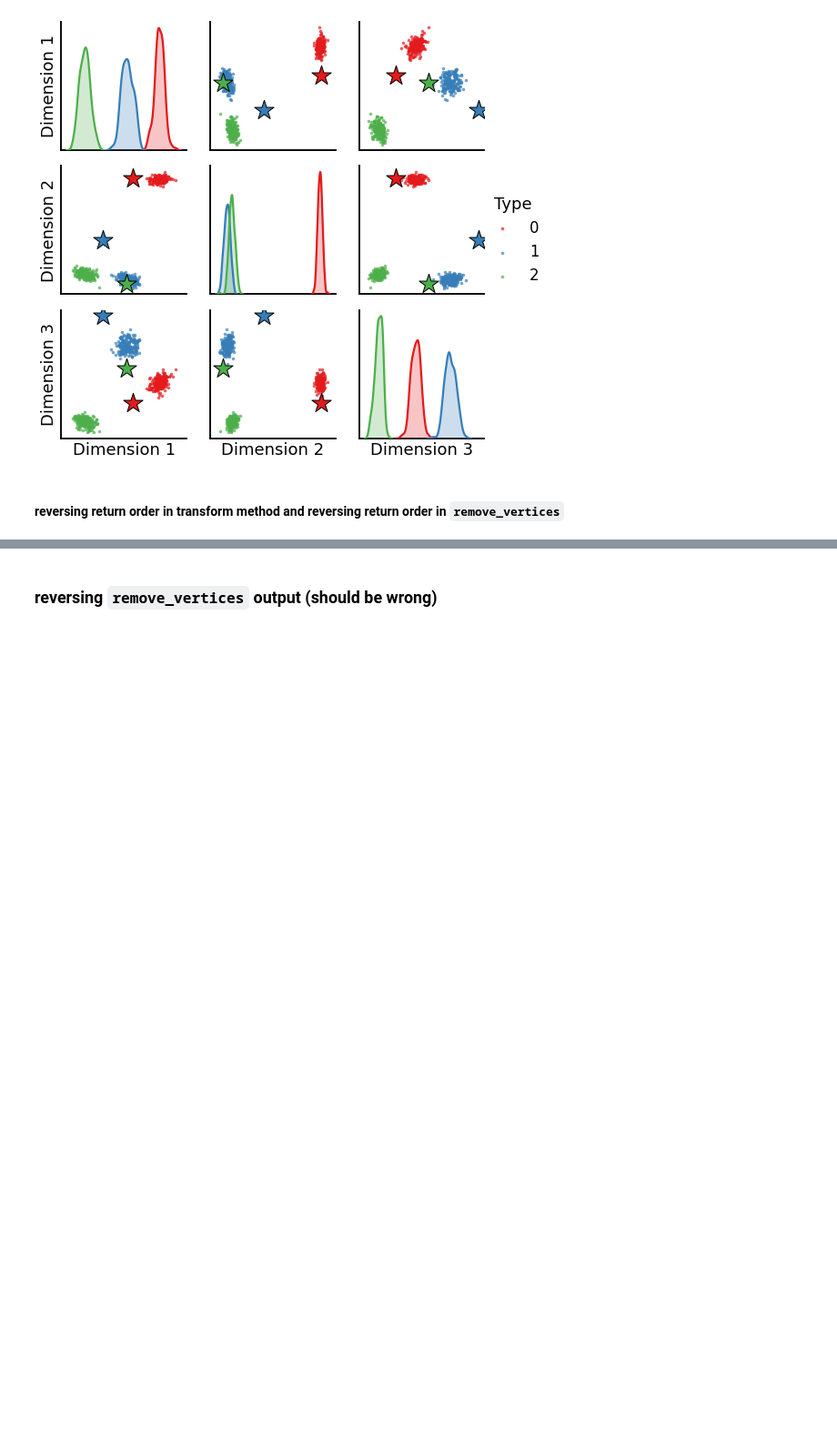
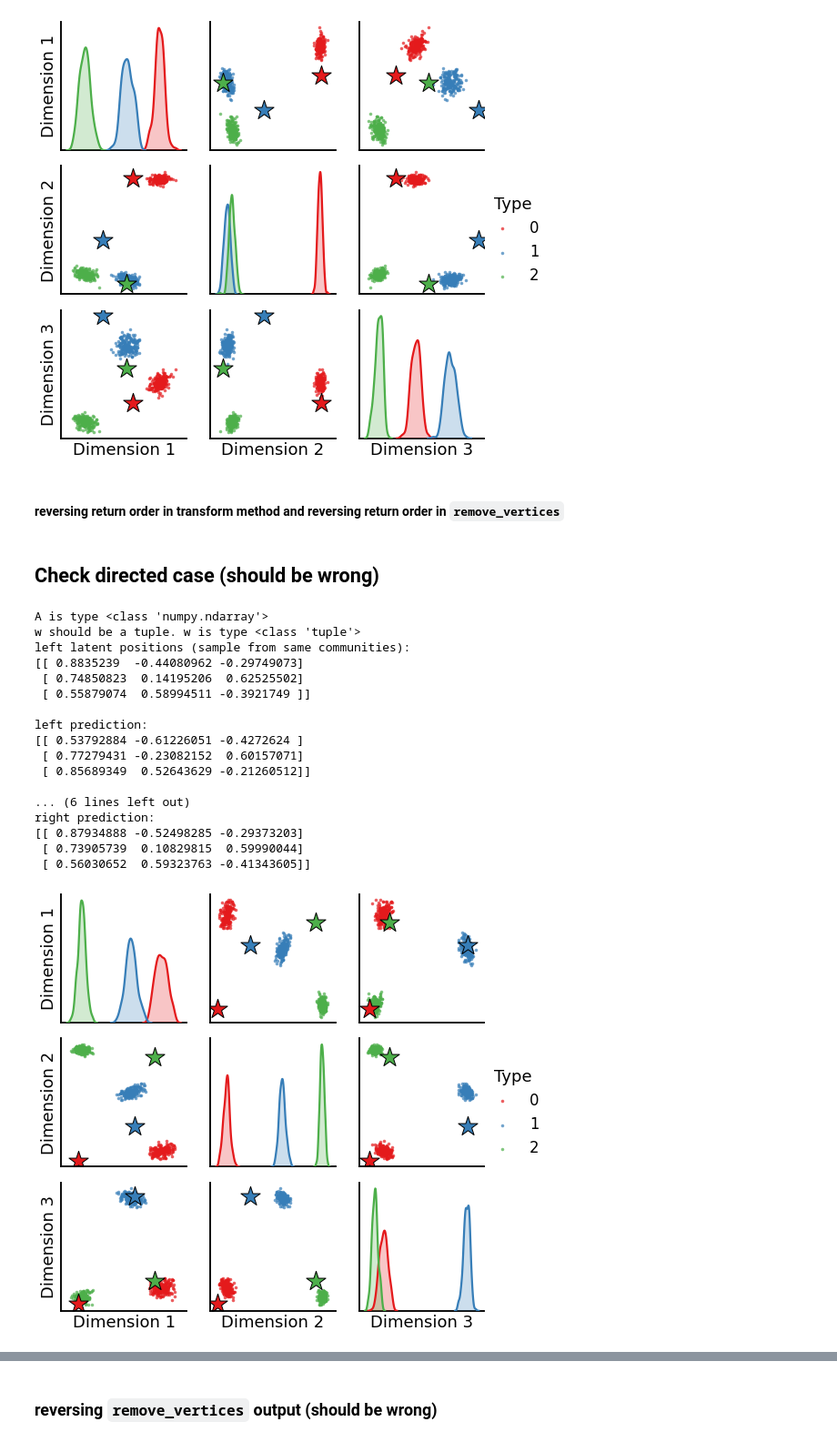
Before and after one commit to loftusa/graspy-personal, a Jupyter notebook: notebooks/new_latents.ipynb, the cells around one changed output, grey strips where cells are left out. Shown at 91% size. Drawn from its saved outputs; the diff is of its cells as text; code cells hidden in the pictures; blank space fills up the shorter version.

```diff
--- a/notebooks/new_latents.ipynb
+++ b/notebooks/new_latents.ipynb
@@ -356,3 +358,30 @@ def transform(self, X):
         return X[0] @ self._pinv_left, X[1] @ self._pinv_right
 # %%
 ASE.transform = transform
+# %% [markdown]
+## Check directed case (should be wrong)
+# %%
+P = np.array([[0.9, 0.6, 0.6],
+              [0.1, 0.9, 0.6],
+              [0.1, 0.1, 0.9]])
+
+graph(P, directed=True, n=200)
+# %% [output]
+A is type <class 'numpy.ndarray'>
+w should be a tuple. w is type <class 'tuple'>
+left latent positions (sample from same communities):
+[[ 0.8835239  -0.44080962 -0.29749073]
+ [ 0.74850823  0.14195206  0.62525502]
+ [ 0.55879074  0.58994511 -0.3921749 ]]
+
+left prediction:
+[[ 0.53792884 -0.61226051 -0.4272624 ]
+ [ 0.77279431 -0.23082152  0.60157071]
+ [ 0.85689349  0.52643629 -0.21260512]]
+
+... (6 lines left out)
+right prediction:
+[[ 0.87934888 -0.52498285 -0.29373203]
+ [ 0.73905739  0.10829815  0.59990044]
+ [ 0.56030652  0.59323763 -0.41343605]]
+[figure, added]
```
Also changed, not shown: parts of 8 cells of this notebook, 1 other file.
